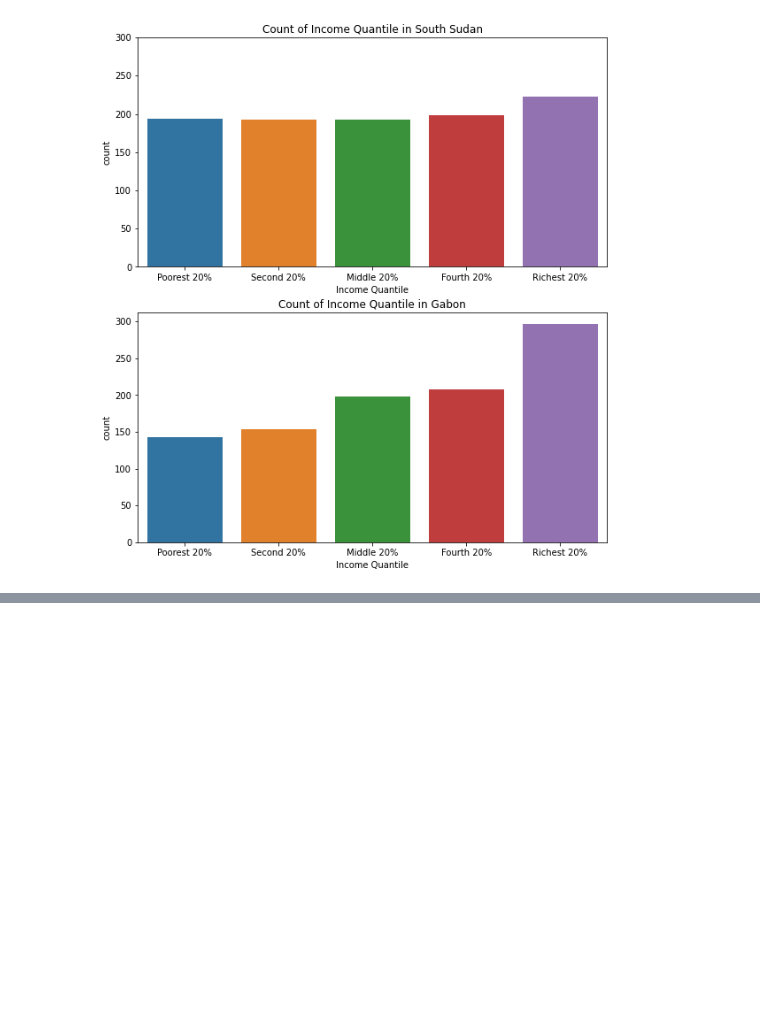
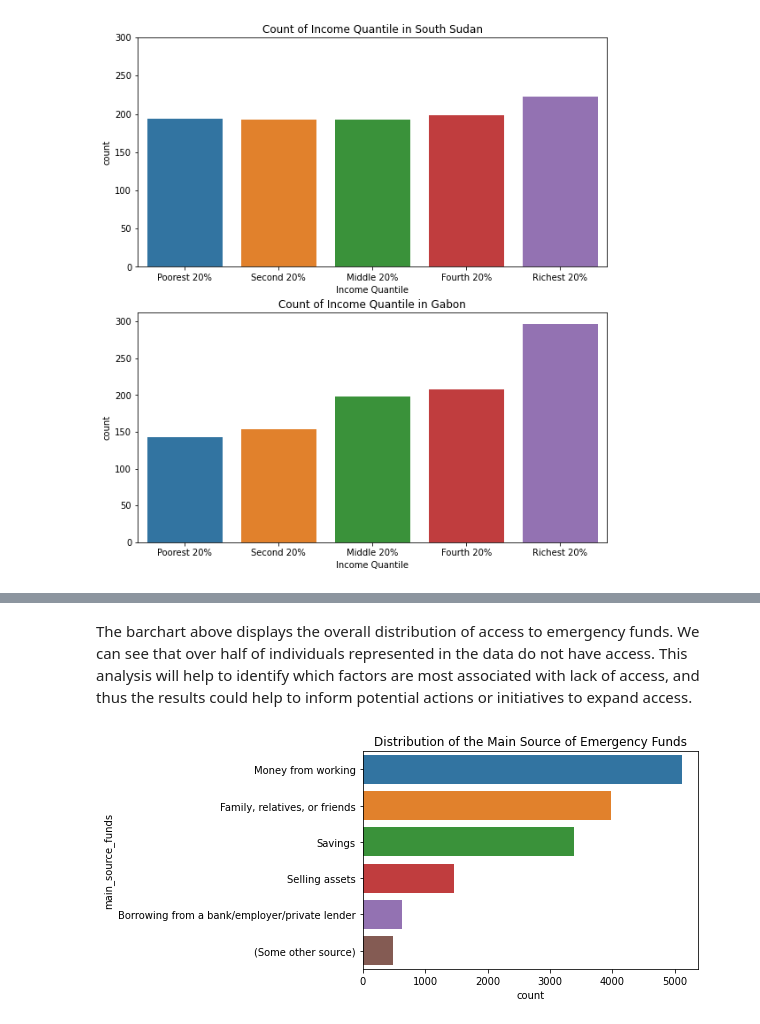
Before and after one commit to sds-capstone/2022-09-proj7-women-at-table, a Jupyter notebook: final_project.ipynb, the cells around one changed output, grey strips where cells are left out. Drawn from its saved outputs; the diff is of its cells as text; code cells hidden in the pictures; blank space fills up the shorter version.

```diff
--- a/final_project.ipynb
+++ b/final_project.ipynb
@@ -625,0 +603,12 @@ countries combined. They are both left skewed. The distribution in Gabon is far
+# %% [markdown]
+The barchart above displays the overall distribution of access to emergency funds. We can see that over half of individuals represented in the data do not have access. This analysis will help to identify which factors are most associated with lack of access, and thus the results could help to inform potential actions or initiatives to expand access.
+# %%
+# barplot of main source of emergency funds
+chart = sns.countplot(y = 'main_source_funds',
+                      data = df2,
+                      order = ["Money from working","Family, relatives, or friends",
+                               "Savings", "Selling assets",
+                               "Borrowing from a bank/employer/private lender", "(Some other source)"]).set(
+                      title = "Distribution of the Main Source of Emergency Funds")
+# %% [output]
+[figure, added]
```
Also changed, not shown: parts of 59 cells of this notebook.
